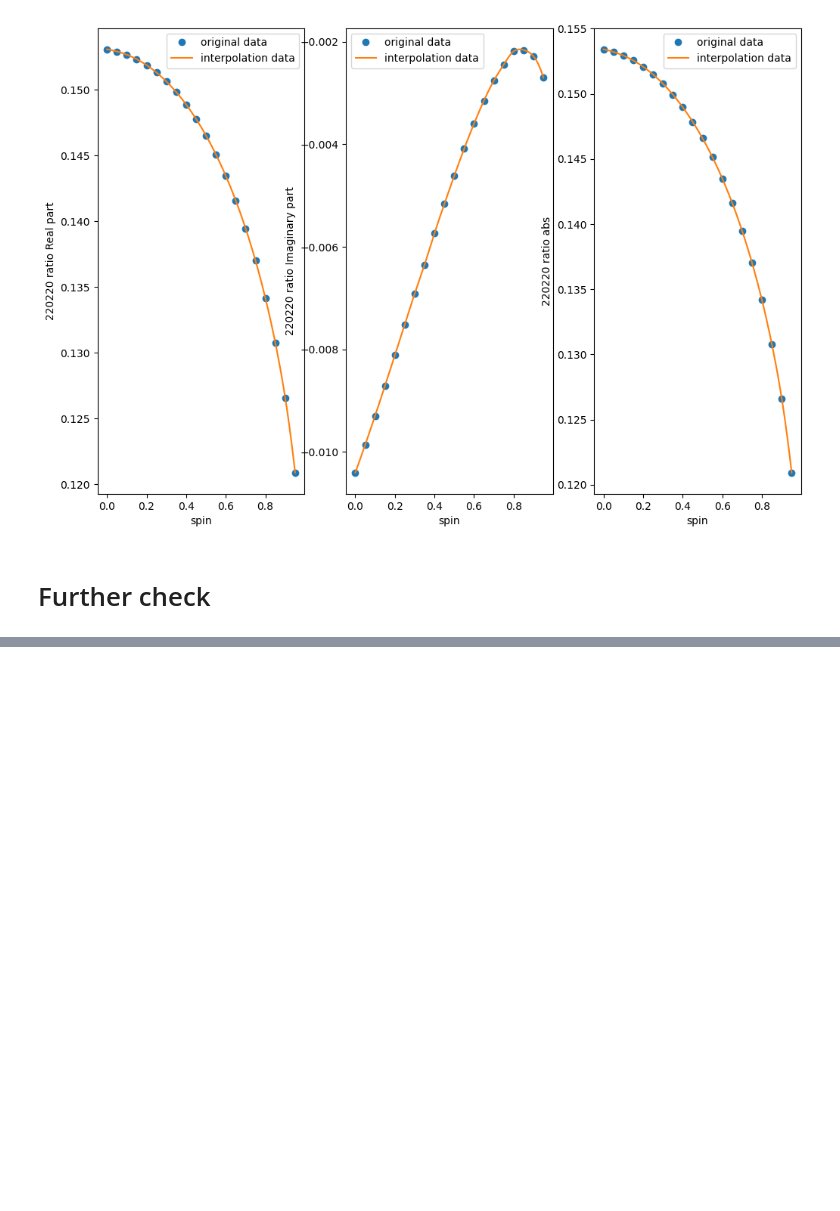
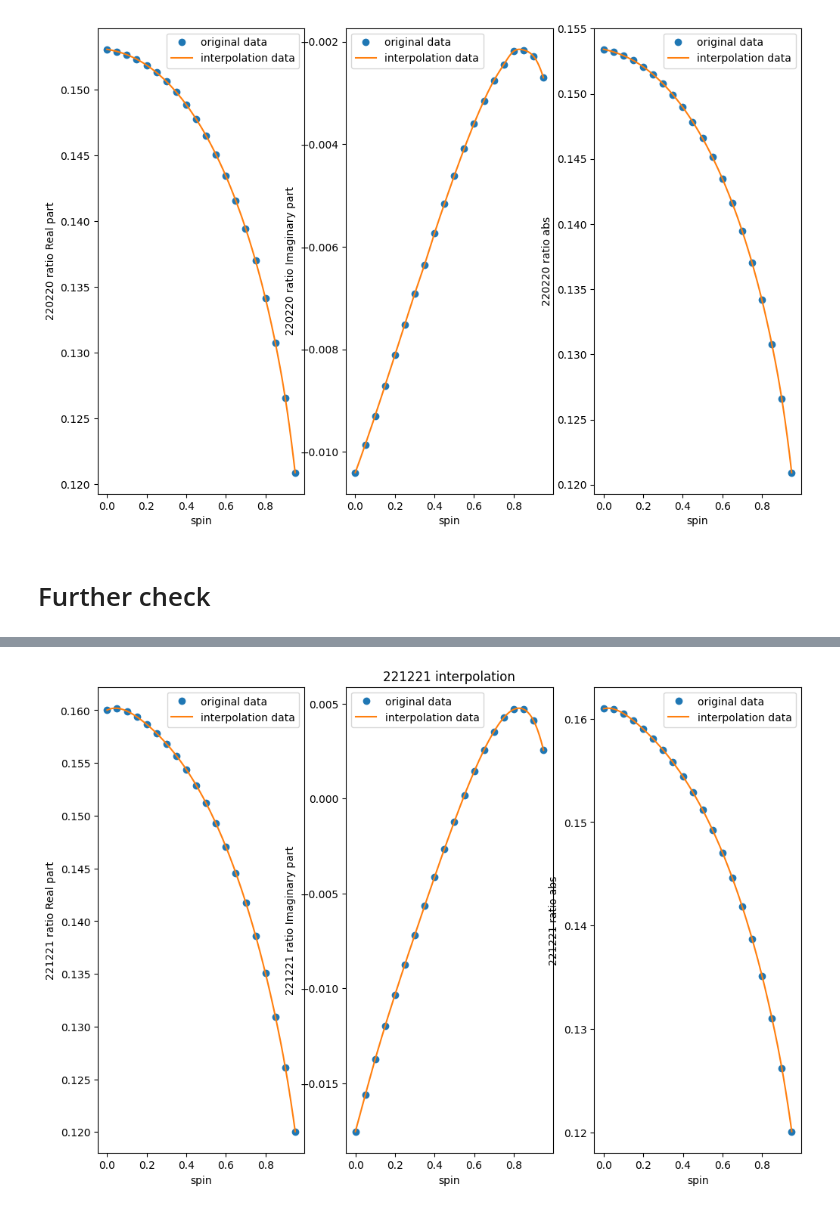
Before and after one commit to yi-fan-wang/TestingGR_with_Gravwaves, a Jupyter notebook: pytgr/data/interpolate_quadratic.ipynb, the cells around one changed output, grey strips where cells are left out. Saved outputs shown, nothing was run; the diff lists cells and outputs as text; code cells hidden in the pictures; blank space fills up the shorter version.

```diff
--- a/pytgr/data/interpolate_quadratic.ipynb
+++ b/pytgr/data/interpolate_quadratic.ipynb
@@ -233,0 +213,5 @@ get_plot(load_spin, load_ratio, load_interp, '220221')
+# %%
+load_interp, load_spin, load_ratio = load_interpolation_function('spin_221221_interpolation.npy', '221221')
+get_plot(load_spin, load_ratio, load_interp, '221221')
+# %% [output]
+[figure, added]
```
Also changed, not shown: parts of 16 cells of this notebook, 2 other files.
